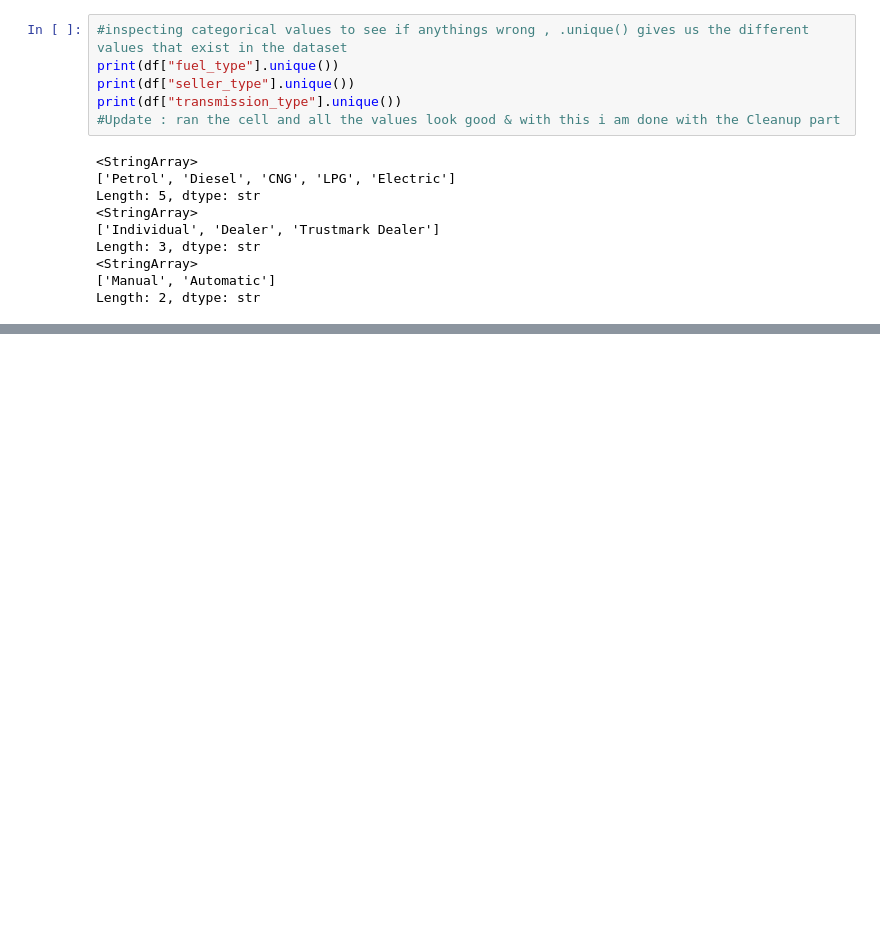
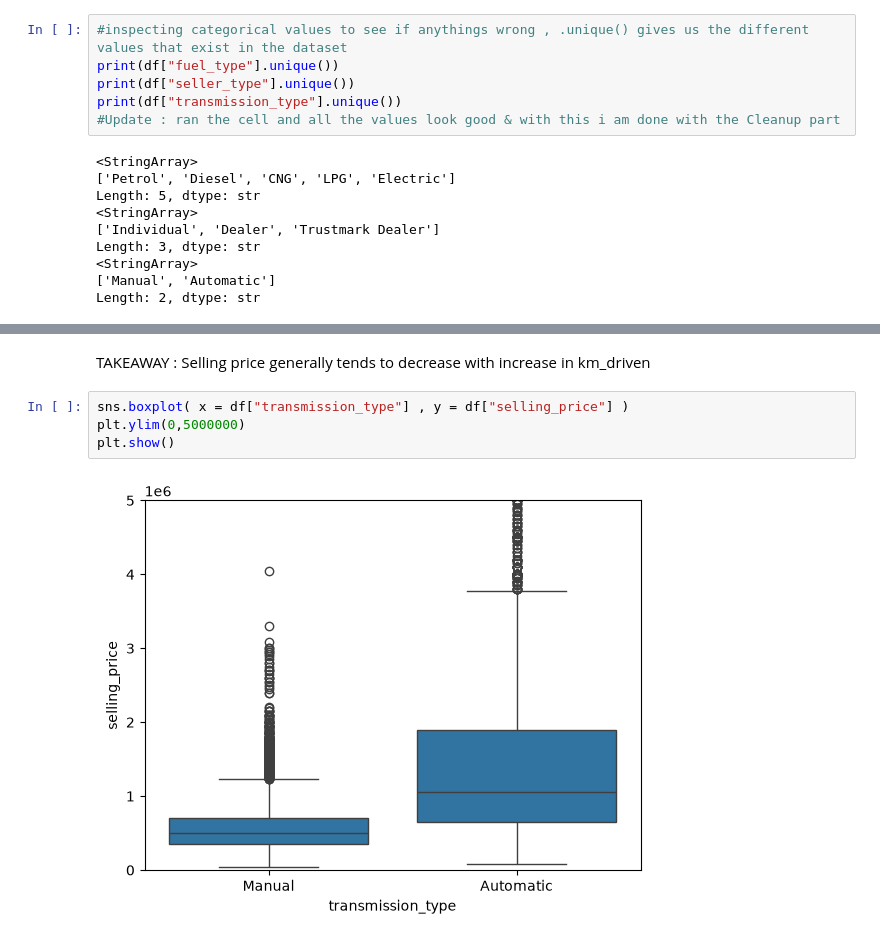
Before and after one commit to Aaroh22/used-car-price-prediction, a Jupyter notebook: Notebooks/01_data_loading.ipynb, the cells around one changed output, grey strips where cells are left out. Drawn from its saved outputs; the diff is of its cells as text; blank space fills up the shorter version.

```diff
--- a/Notebooks/01_data_loading.ipynb
+++ b/Notebooks/01_data_loading.ipynb
@@ -315,0 +339,8 @@ Length: 2, dtype: str
+# %% [markdown]
+TAKEAWAY : Selling price generally tends to decrease with increase in km_driven
+# %%
+sns.boxplot( x = df["transmission_type"] , y = df["selling_price"] )
+plt.ylim(0,5000000)
+plt.show()
+# %% [output]
+[figure, added]
```
Also changed, not shown: parts of 9 cells of this notebook.
